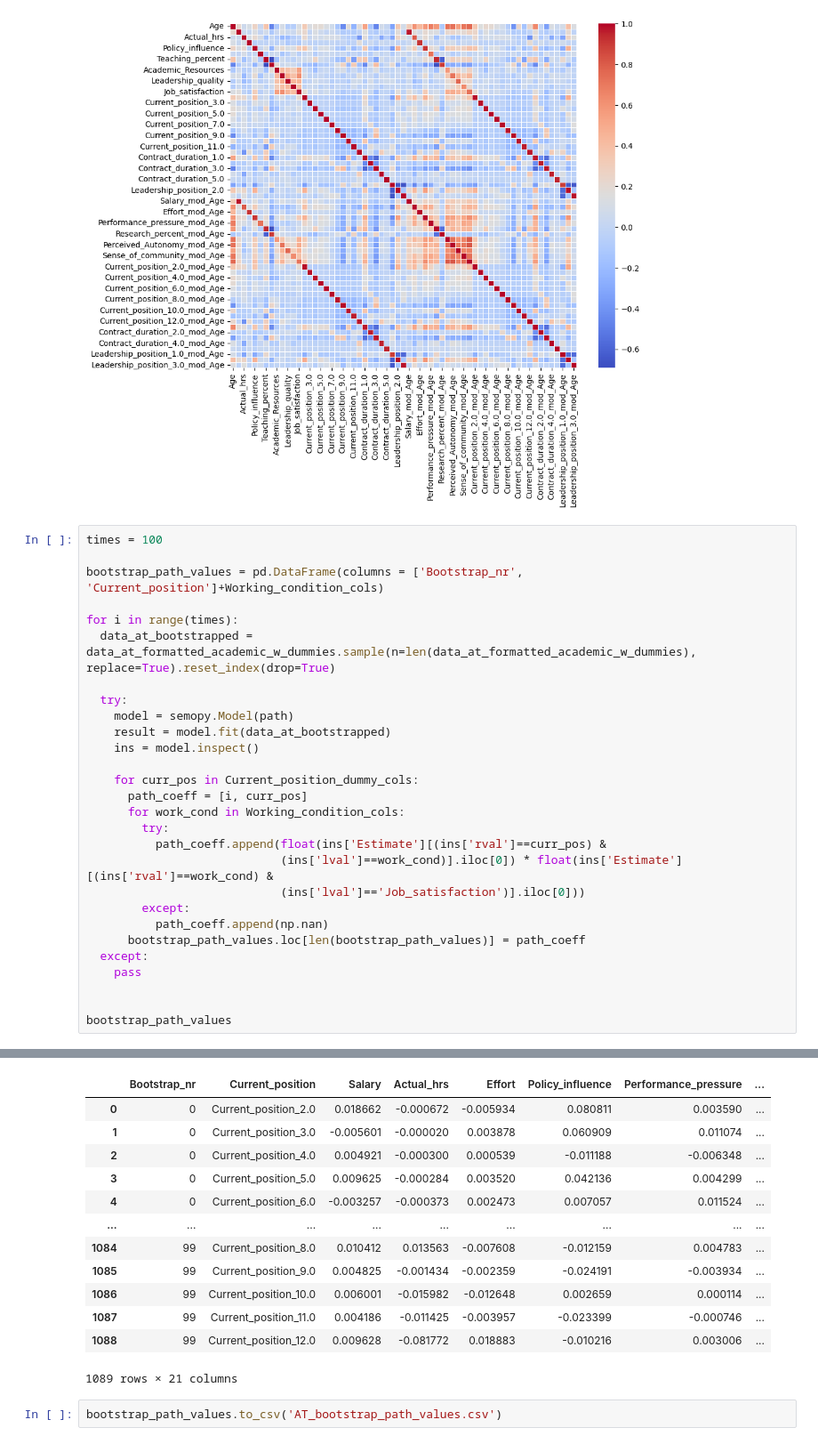
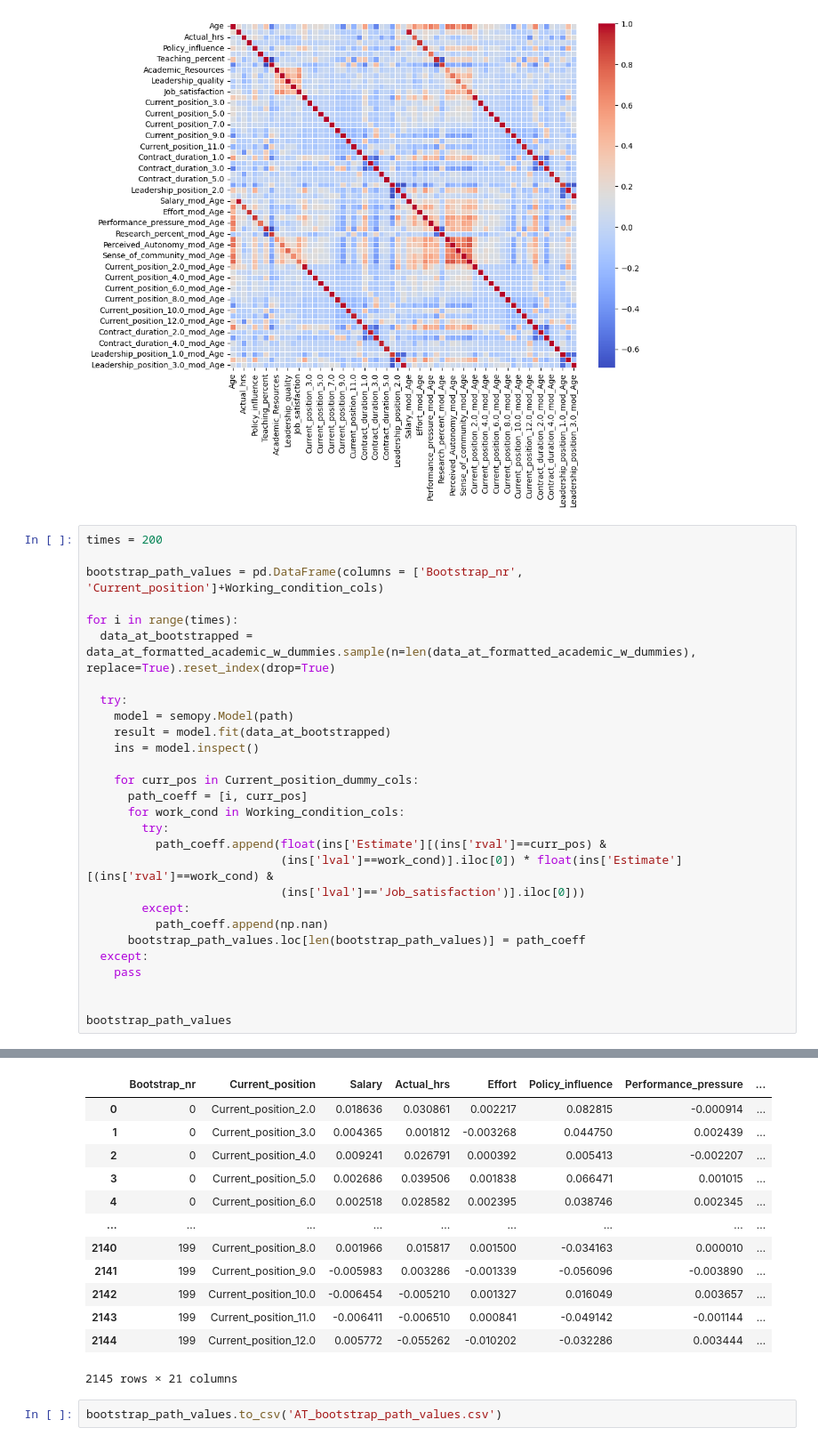
Before and after one commit to AndreiAf02/Job-Satisfaction, a Jupyter notebook: Job_Satisfaction_AT.ipynb, the cells around one changed output, grey strips where cells are left out. Shown at 89% size. Drawn from its saved outputs; the diff is of its cells as text.

```diff
--- a/Job_Satisfaction_AT.ipynb
+++ b/Job_Satisfaction_AT.ipynb
@@ -920,7 +920,7 @@ sns.heatmap(
 <Axes: >
 [figure]
 # %%
-times = 100
+times = 200
 
 bootstrap_path_values = pd.DataFrame(columns = ['Bootstrap_nr', 'Current_position']+Working_condition_cols)
 
@@ -964,20 +964,20 @@ WARNING:root:Sample covariance matrix is not PD. It may indicate that data is ba
 WARNING:root:Sample covariance matrix is not PD. It may indicate that data is bad. Also, it arises often when polychoric/polyserial correlations are used. semopy now will run nearPD subroutines.
 WARNING:root:Sample covariance matrix is not PD. It may indicate that data is bad. Also, it arises often when polychoric/polyserial correlations are used. semopy now will run nearPD subroutines.
 WARNING:root:Sample covariance matrix is not PD. It may indicate that data is bad. Also, it arises often when polychoric/polyserial correlations are used. semopy now will run nearPD subroutines.
 WARNING:root:Sample covariance matrix is not PD. It may indicate that data is bad. Also, it arises often when polychoric/polyserial correlations are used. semopy now will run nearPD subroutines.
 |  | Bootstrap_nr | Current_position | Salary | Actual_hrs | Effort | Policy_influence | Performance_pressure | ... |
-| 0 | 0 | Current_position_2.0 | 0.018662 | -0.000672 | -0.005934 | 0.080811 | 0.003590 | ... |
-| 1 | 0 | Current_position_3.0 | -0.005601 | -0.000020 | 0.003878 | 0.060909 | 0.011074 | ... |
-| 2 | 0 | Current_position_4.0 | 0.004921 | -0.000300 | 0.000539 | -0.011188 | -0.006348 | ... |
-| 3 | 0 | Current_position_5.0 | 0.009625 | -0.000284 | 0.003520 | 0.042136 | 0.004299 | ... |
-| 4 | 0 | Current_position_6.0 | -0.003257 | -0.000373 | 0.002473 | 0.007057 | 0.011524 | ... |
+| 0 | 0 | Current_position_2.0 | 0.018636 | 0.030861 | 0.002217 | 0.082815 | -0.000914 | ... |
+| 1 | 0 | Current_position_3.0 | 0.004365 | 0.001812 | -0.003268 | 0.044750 | 0.002439 | ... |
+| 2 | 0 | Current_position_4.0 | 0.009241 | 0.026791 | 0.000392 | 0.005413 | -0.002207 | ... |
+| 3 | 0 | Current_position_5.0 | 0.002686 | 0.039506 | 0.001838 | 0.066471 | 0.001015 | ... |
+| 4 | 0 | Current_position_6.0 | 0.002518 | 0.028582 | 0.002395 | 0.038746 | 0.002345 | ... |
 | ... | ... | ... | ... | ... | ... | ... | ... | ... |
-| 1084 | 99 | Current_position_8.0 | 0.010412 | 0.013563 | -0.007608 | -0.012159 | 0.004783 | ... |
-| 1085 | 99 | Current_position_9.0 | 0.004825 | -0.001434 | -0.002359 | -0.024191 | -0.003934 | ... |
-| 1086 | 99 | Current_position_10.0 | 0.006001 | -0.015982 | -0.012648 | 0.002659 | 0.000114 | ... |
-| 1087 | 99 | Current_position_11.0 | 0.004186 | -0.011425 | -0.003957 | -0.023399 | -0.000746 | ... |
-| 1088 | 99 | Current_position_12.0 | 0.009628 | -0.081772 | 0.018883 | -0.010216 | 0.003006 | ... |
+| 2140 | 199 | Current_position_8.0 | 0.001966 | 0.015817 | 0.001500 | -0.034163 | 0.000010 | ... |
+| 2141 | 199 | Current_position_9.0 | -0.005983 | 0.003286 | -0.001339 | -0.056096 | -0.003890 | ... |
+| 2142 | 199 | Current_position_10.0 | -0.006454 | -0.005210 | 0.001327 | 0.016049 | 0.003657 | ... |
+| 2143 | 199 | Current_position_11.0 | -0.006411 | -0.006510 | 0.000841 | -0.049142 | -0.001144 | ... |
+| 2144 | 199 | Current_position_12.0 | 0.005772 | -0.055262 | -0.010202 | -0.032286 | 0.003444 | ... |
-1089 rows × 21 columns
+2145 rows × 21 columns
 # %%
 bootstrap_path_values.to_csv('AT_bootstrap_path_values.csv')
 # %% [markdown]
```
Also changed, not shown: parts of 4 cells of this notebook.
